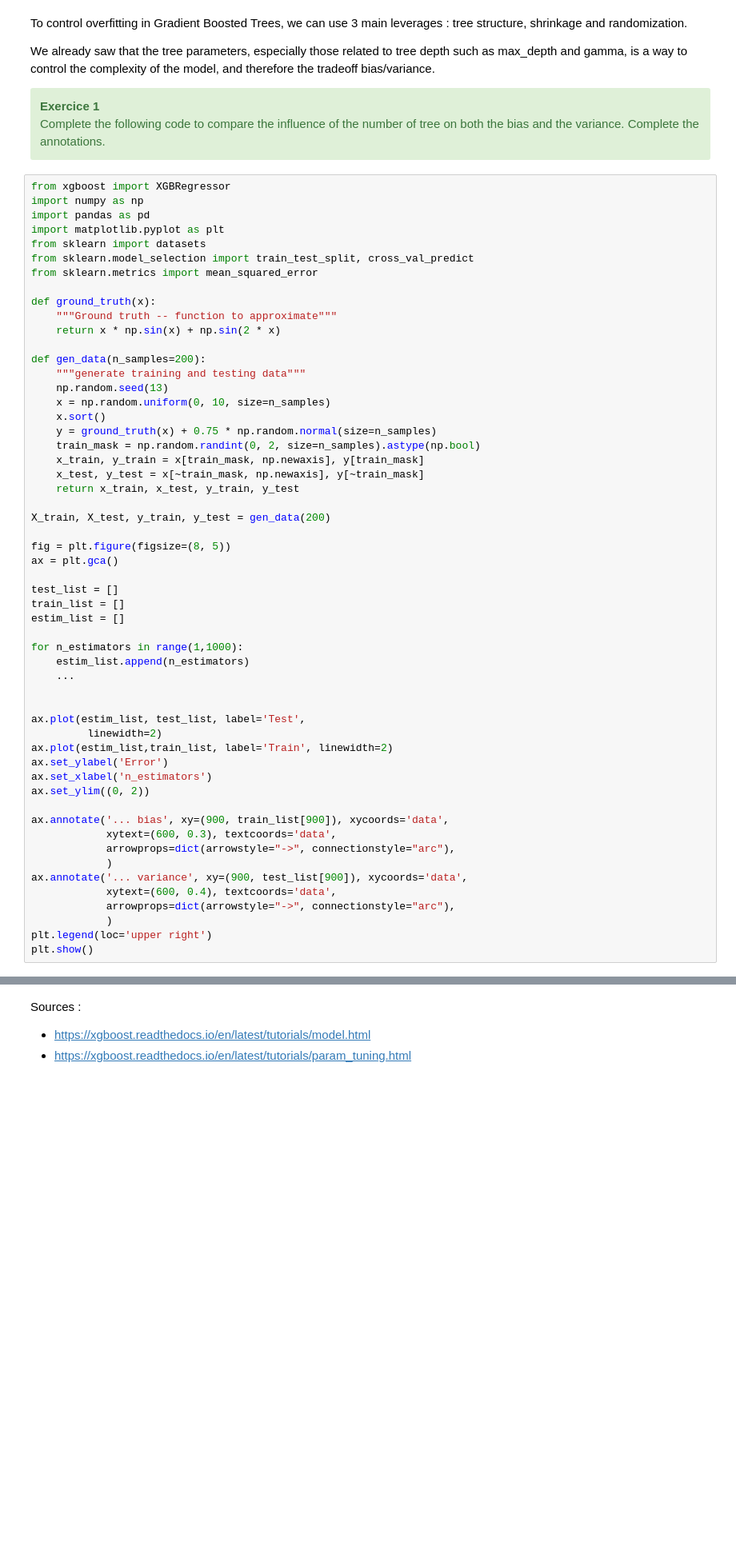
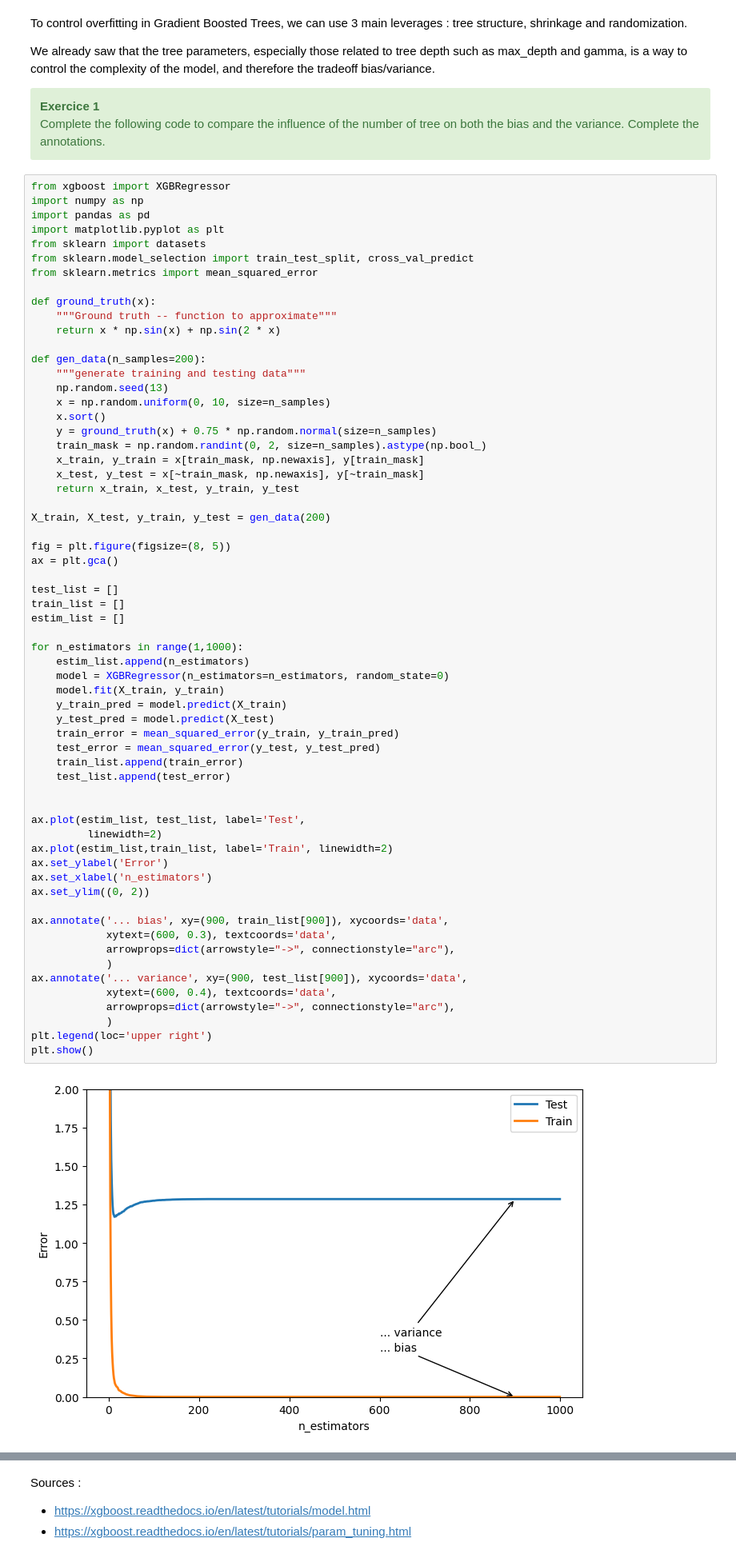
Before and after one commit to SupaeroDataScience/machine-learning, a Jupyter notebook: 10 - Gradient Boosting/03 - Regularization.ipynb, the cells around one changed output, grey strips where cells are left out. Shown: that part at 80% size. Drawn from its saved outputs; the diff is of its cells as text; blank space fills up the shorter version.

```diff
--- a/10 - Gradient Boosting/03 - Regularization.ipynb
+++ b/10 - Gradient Boosting/03 - Regularization.ipynb
@@ -58,7 +58,7 @@ def gen_data(n_samples=200):
     x = np.random.uniform(0, 10, size=n_samples)
     x.sort()
     y = ground_truth(x) + 0.75 * np.random.normal(size=n_samples)
-    train_mask = np.random.randint(0, 2, size=n_samples).astype(np.bool)
+    train_mask = np.random.randint(0, 2, size=n_samples).astype(np.bool_)
     x_train, y_train = x[train_mask, np.newaxis], y[train_mask]
     x_test, y_test = x[~train_mask, np.newaxis], y[~train_mask]
     return x_train, x_test, y_train, y_test
@@ -66,34 +66,43 @@ def gen_data(n_samples=200):
 X_train, X_test, y_train, y_test = gen_data(200)
 
 fig = plt.figure(figsize=(8, 5))
 ax = plt.gca()
 
 test_list = []
 train_list = []
 estim_list = []
 
 for n_estimators in range(1,1000):
     estim_list.append(n_estimators)
-    ...
+    model = XGBRegressor(n_estimators=n_estimators, random_state=0)
+    model.fit(X_train, y_train)
+    y_train_pred = model.predict(X_train)
+    y_test_pred = model.predict(X_test)
+    train_error = mean_squared_error(y_train, y_train_pred)
+    test_error = mean_squared_error(y_test, y_test_pred)
+    train_list.append(train_error)
+    test_list.append(test_error)
 
 
 ax.plot(estim_list, test_list, label='Test',
          linewidth=2)
 ax.plot(estim_list,train_list, label='Train', linewidth=2)
 ax.set_ylabel('Error')
 ax.set_xlabel('n_estimators')
 ax.set_ylim((0, 2))
 
 ax.annotate('... bias', xy=(900, train_list[900]), xycoords='data',
             xytext=(600, 0.3), textcoords='data',
             arrowprops=dict(arrowstyle="->", connectionstyle="arc"),
             )
 ax.annotate('... variance', xy=(900, test_list[900]), xycoords='data',
             xytext=(600, 0.4), textcoords='data',
             arrowprops=dict(arrowstyle="->", connectionstyle="arc"),
             )
 plt.legend(loc='upper right')
 plt.show()
+# %% [output]
+[figure, added]
 # %% [markdown]
 ## Shrinkage
 
```
Also changed, not shown: parts of 2 cells of this notebook, 2 other files.
